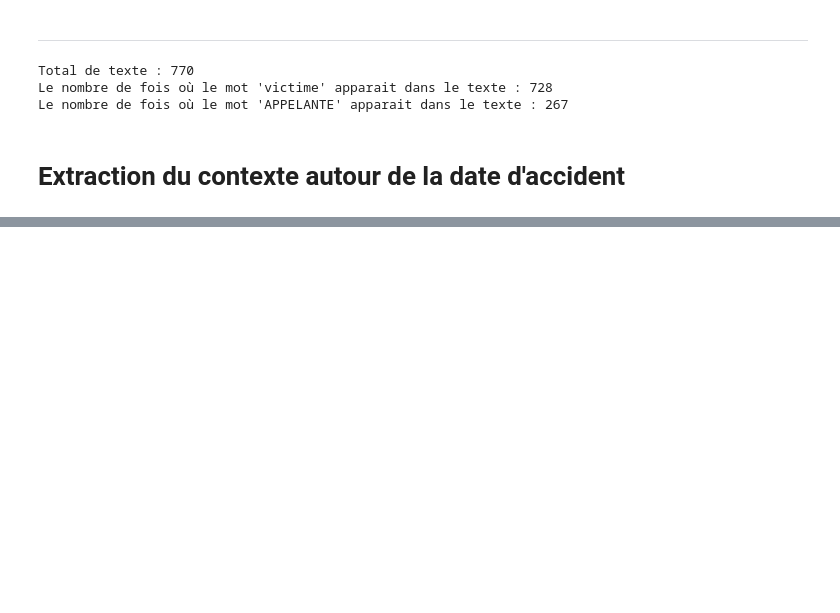
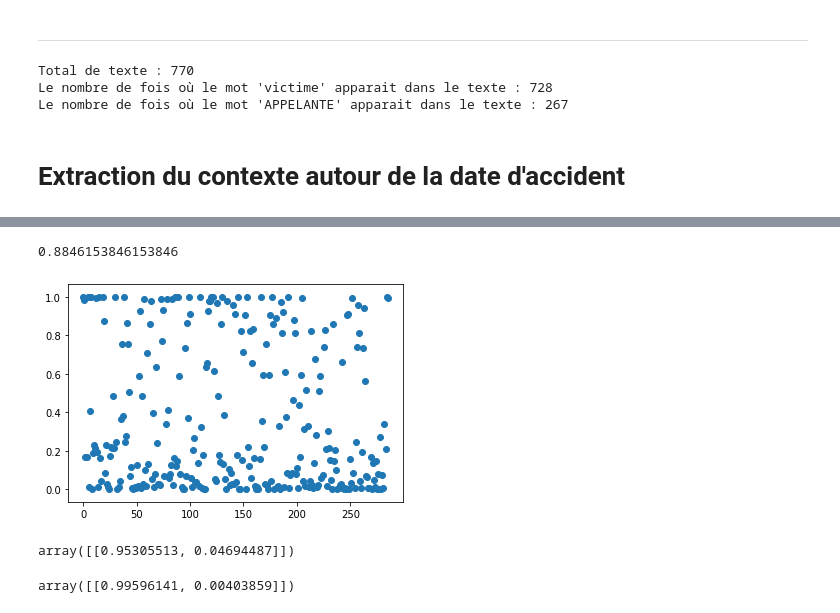
Before and after one commit to gitting-guud/MME_CNN_2020_Challenge, a Jupyter notebook: EDA.ipynb, the cells around one changed output, grey strips where cells are left out. Cells and saved outputs as stored; diff of their text form; code cells hidden in the pictures; blank space fills up the shorter version.

```diff
--- a/EDA.ipynb
+++ b/EDA.ipynb
@@ -224,0 +308,11 @@ dico
+# %%
+is_conso = [1 for _ in range(consolidation_context_avg_WV.shape[0])]
+is_not_conso = [0 for _ in range(accident_context_avg_WV.shape[0])]
+data = np.concatenate((consolidation_context_avg_WV, accident_context_avg_WV))
+target = np.concatenate((is_conso, is_not_conso))
+
+x_tr, x_te, y_tr, y_te = train_test_split(data, target, stratify= target)
+clf_conso = LogisticRegression().fit(x_tr, y_tr)
+print(clf_conso.score(x_te, y_te))
+plt.scatter(range(x_te.shape[0]), clf_accident.predict_proba(x_te)[:,1]);
+# %% [output]
@@ -224,0 +320,2 @@ dico
+0.8846153846153846
+[figure, added]
@@ -224,0 +328,8 @@ dico
+# %%
+clf_accident.predict_proba([nlp(text_no_date_processed).vector])
+# %% [output]
+array([[0.95305513, 0.04694487]])
+# %%
+clf_conso.predict_proba([nlp(text_no_date_processed).vector])
+# %% [output]
+array([[0.99596141, 0.00403859]])
```
Also changed, not shown: parts of 28 cells of this notebook.
